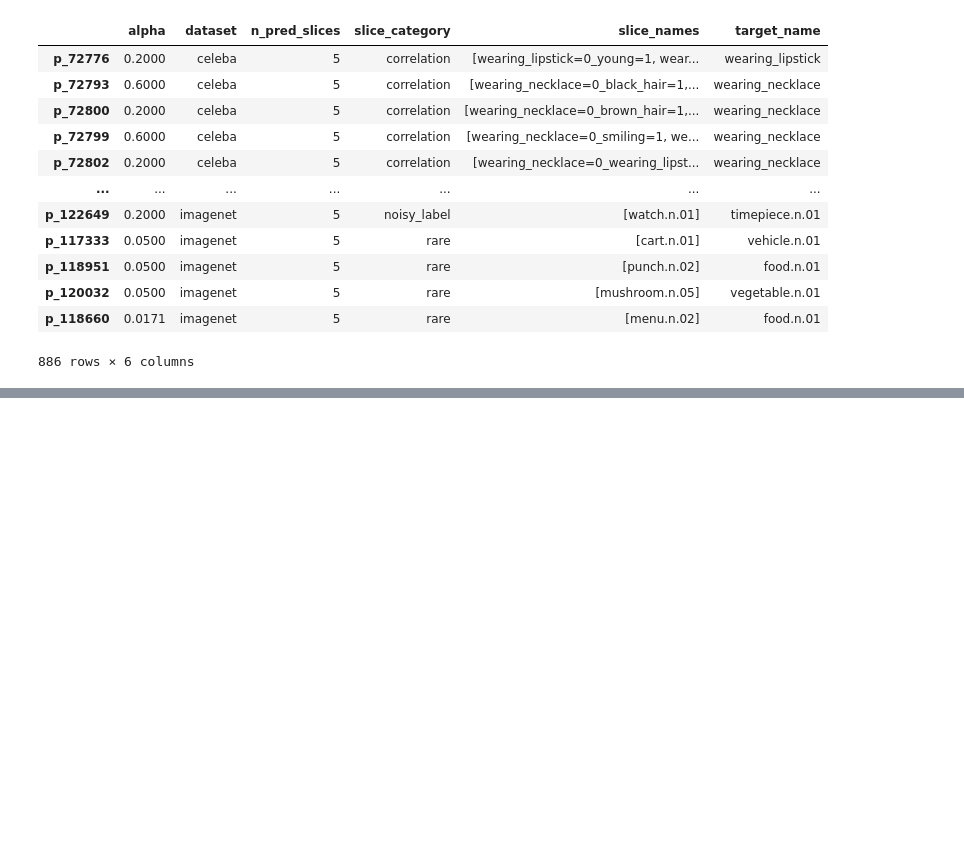
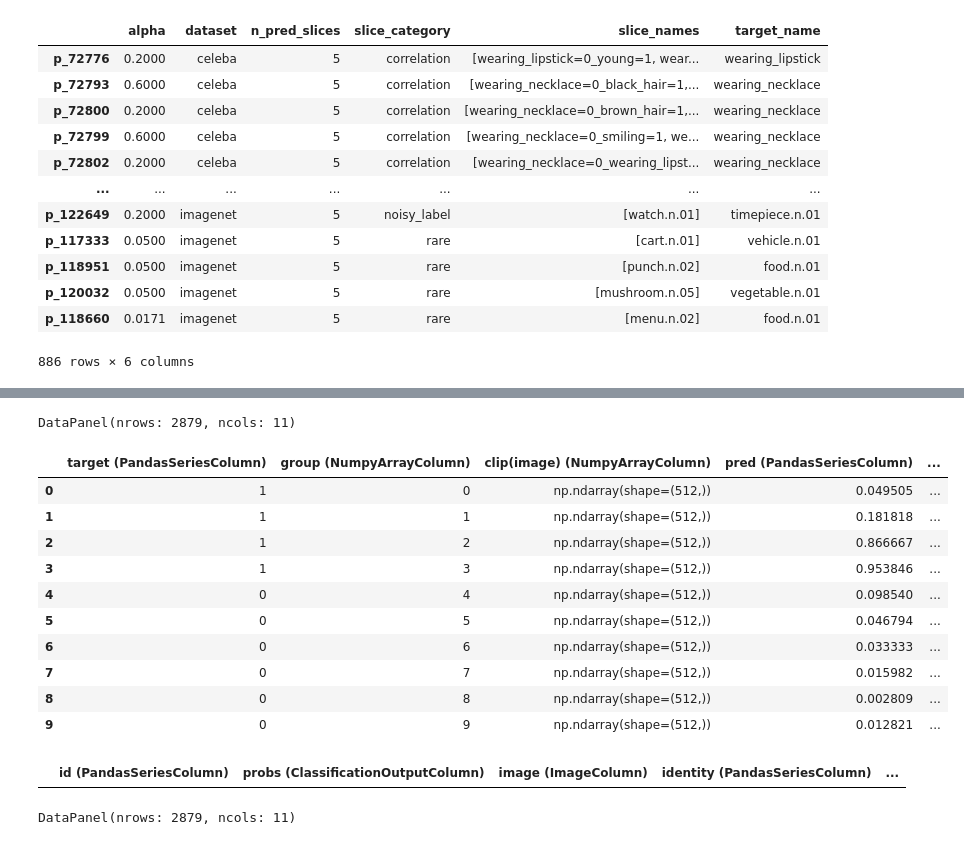
Before and after one commit to HazyResearch/clever-meerkat, a Jupyter notebook: meerkat/clever/sabri/Untitled.ipynb, the cells around one changed output, grey strips where cells are left out. Saved outputs shown, nothing was run; the diff lists cells and outputs as text; code cells hidden in the pictures; blank space fills up the shorter version.

```diff
--- a/meerkat/clever/sabri/Untitled.ipynb
+++ b/meerkat/clever/sabri/Untitled.ipynb
@@ -63,0 +90,49 @@ model = GeneralMixtureModel.from_samples(MultivariateGaussianDistribution, n_com
+# %%
+text_dp = embed(
+    data=text_dp,
+    input_col="output_phrase",
+    encoder="clip",
+    device=0,
+    num_workers=20
+)
+# %%
+# subtract out class embedding
+target_dp = dp.groupby("target")["clip(image)"].mean()
+group_dp["target"] = (group_dp["target"] > 0.5).astype(int)
+group_dp = group_dp.merge(target_dp, on="target", suffixes=["", "_target"])
+group_dp["clip(image)_centered"] = group_dp["clip(image)"] - group_dp["clip(image)_target"]
+# %%
+dp
+# %% [output]
+DataPanel(nrows: 2879, ncols: 11)
+# %%
+text_embs = text_dp["clip(output_phrase)"].data
+group_embs = group_dp["clip(image)_centered"].data
+
+group_embs = torch.tensor(group_embs, device=0)
+text_embs = torch.tensor(text_embs, device=0)
+out = torch.mm(group_embs, text_embs.to(torch.float).T)
+# %%
+group_dp["description"] = text_dp["output_phrase"][out.argmax(axis=-1).cpu().numpy()]
+# %%
+group_dp
+# %% [output]
+|  | target (PandasSeriesColumn) | group (NumpyArrayColumn) | clip(image) (NumpyArrayColumn) | pred (PandasSeriesColumn) | ... |
+| 0 | 1 | 0 | np.ndarray(shape=(512,)) | 0.049505 | ... |
+| 1 | 1 | 1 | np.ndarray(shape=(512,)) | 0.181818 | ... |
+| 2 | 1 | 2 | np.ndarray(shape=(512,)) | 0.866667 | ... |
+| 3 | 1 | 3 | np.ndarray(shape=(512,)) | 0.953846 | ... |
+| 4 | 0 | 4 | np.ndarray(shape=(512,)) | 0.098540 | ... |
+| 5 | 0 | 5 | np.ndarray(shape=(512,)) | 0.046794 | ... |
+| 6 | 0 | 6 | np.ndarray(shape=(512,)) | 0.033333 | ... |
+| 7 | 0 | 7 | np.ndarray(shape=(512,)) | 0.015982 | ... |
+| 8 | 0 | 8 | np.ndarray(shape=(512,)) | 0.002809 | ... |
+| 9 | 0 | 9 | np.ndarray(shape=(512,)) | 0.012821 | ... |
+# %%
+dp.lz[dp["group"] == 8]
+# %% [output]
+|  | id (PandasSeriesColumn) | probs (ClassificationOutputColumn) | image (ImageColumn) | identity (PandasSeriesColumn) | ... |
+# %%
+dp
+# %% [output]
+DataPanel(nrows: 2879, ncols: 11)
```
Also changed, not shown: parts of 12 cells of this notebook, 4 other files.
